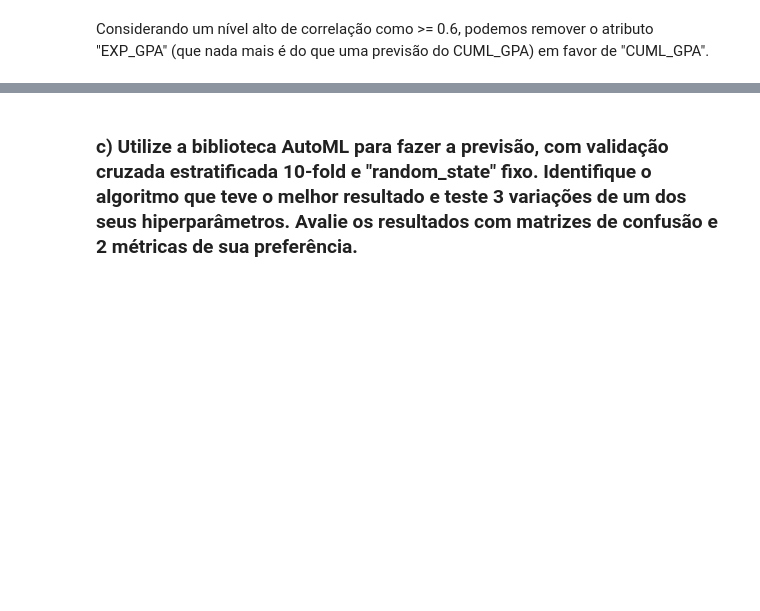
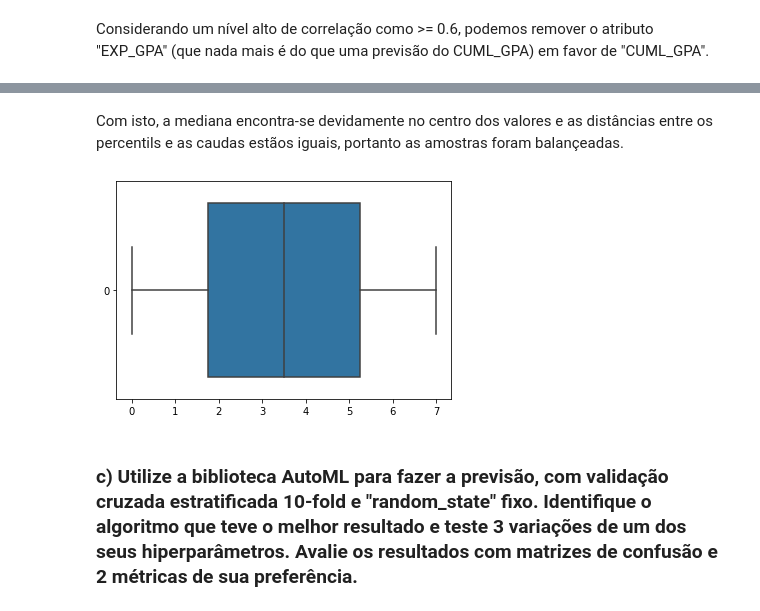
Before and after one commit to hyoretsu/ia, a Jupyter notebook: prova2.ipynb, the cells around one changed output, grey strips where cells are left out. Drawn from its saved outputs; the diff is of its cells as text; code cells hidden in the pictures; blank space fills up the shorter version.

```diff
--- a/prova2.ipynb
+++ b/prova2.ipynb
@@ -61,3 +71,19 @@ df_best = df.drop(columns=["EXP_GPA"])
+# %%
+from imblearn.over_sampling import SMOTE
+
+df = [df.iloc[:, :-1], df.iloc[:, -1]]
+df_best = [df_best.iloc[:, :-1], df_best.iloc[:, -1]]
+
+smote = SMOTE(random_state=2456)
+df = smote.fit_resample(df[0], df[1])
+df_best = smote.fit_resample(df_best[0], df_best[1])
+# %% [markdown]
+Com isto, a mediana encontra-se devidamente no centro dos valores e as distâncias entre os percentils e as caudas estãos iguais, portanto as amostras foram balançeadas.
+# %%
+sns.boxplot(data=df_best[1], orient="horizontal")
+plt.show()
+# %% [output]
+[figure, added]
 # %% [markdown]
 ### c) Utilize a biblioteca AutoML para fazer a previsão, com validação cruzada estratificada 10-fold e "random_state" fixo. Identifique o algoritmo que teve o melhor resultado e teste 3 variações de um dos seus hiperparâmetros. Avalie os resultados com matrizes de confusão e 2 métricas de sua preferência.
 # %% [markdown]
```
Also changed, not shown: parts of 3 cells of this notebook, 1 other file.
